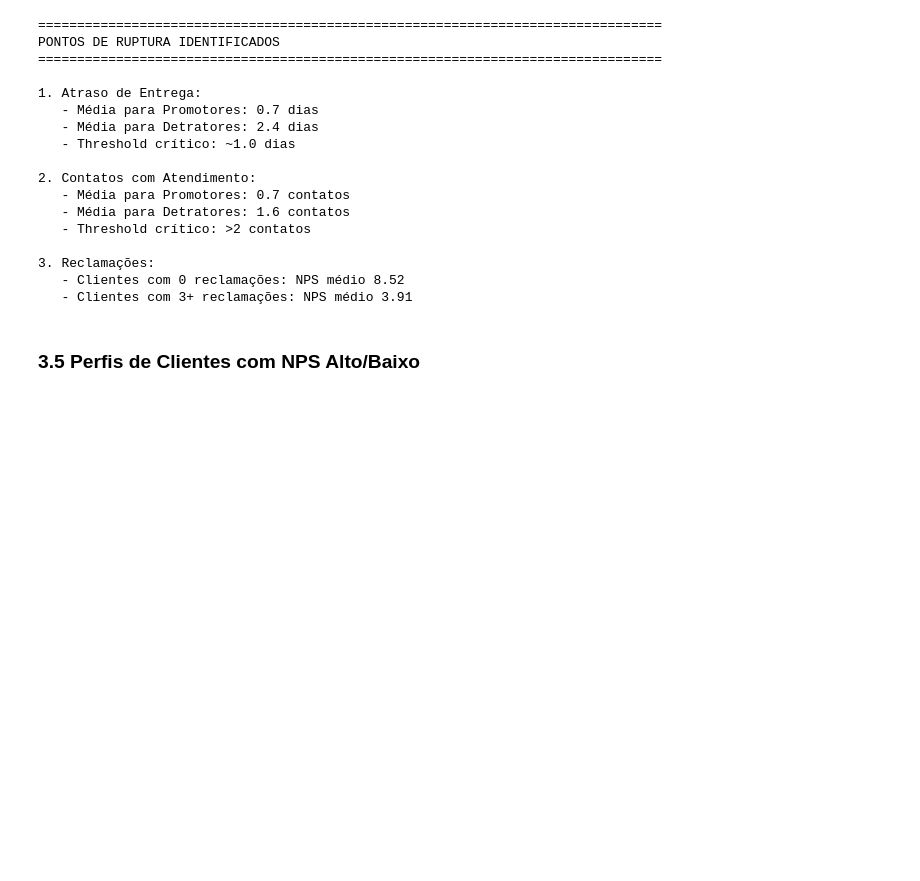
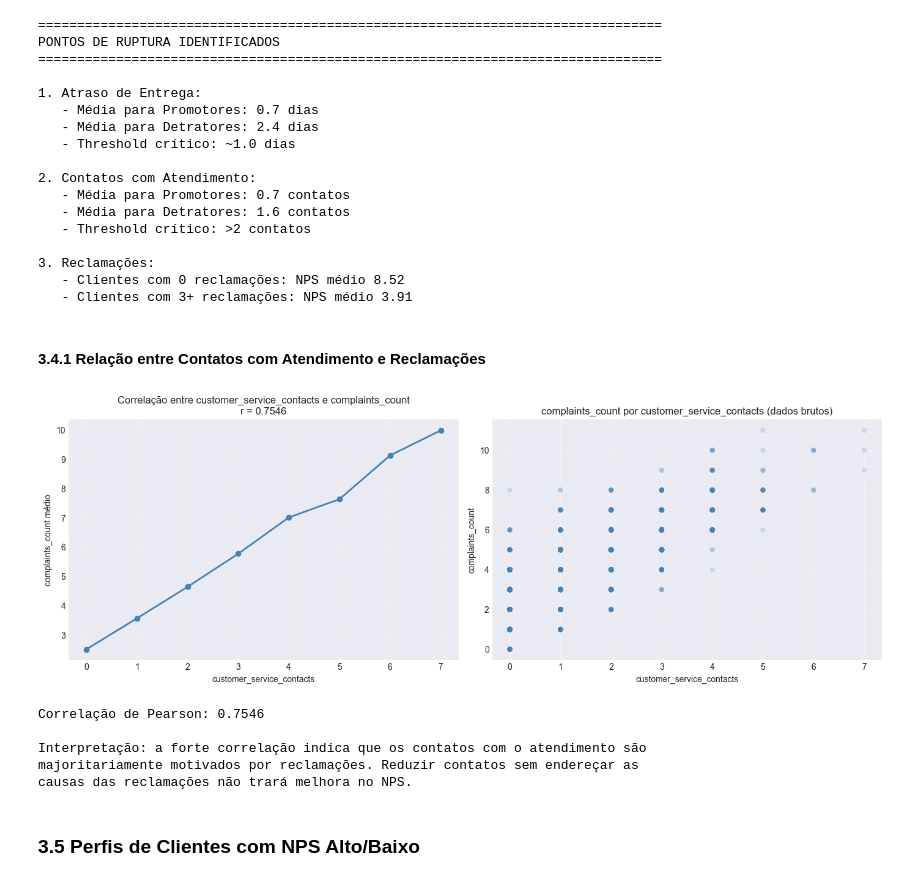
Before and after one commit to fbenin/FIAP_POSTECH_AI_SCIENTIST, a Jupyter notebook: TechChallange_Fase1/notebooks/tech_challenge_fase1_analysis.ipynb, the cells around one changed output. Saved outputs shown, nothing was run; the diff lists cells and outputs as text; code cells hidden in the pictures; blank space fills up the shorter version.

```diff
--- a/TechChallange_Fase1/notebooks/tech_challenge_fase1_analysis.ipynb
+++ b/TechChallange_Fase1/notebooks/tech_challenge_fase1_analysis.ipynb
@@ -445,6 +440,42 @@ PONTOS DE RUPTURA IDENTIFICADOS
 3. Reclamações:
    - Clientes com 0 reclamações: NPS médio 8.52
    - Clientes com 3+ reclamações: NPS médio 3.91
+# %% [markdown]
+#### 3.4.1 Relação entre Contatos com Atendimento e Reclamações
+# %%
+# Correlação entre customer_service_contacts e complaints_count
+corr_value = df['customer_service_contacts'].corr(df['complaints_count'])
+
+fig, axes = plt.subplots(1, 2, figsize=(14, 5))
+
+media_complaints = df.groupby('customer_service_contacts')['complaints_count'].mean()
+axes[0].plot(media_complaints.index, media_complaints.values, marker='o', linewidth=2, color='steelblue')
+axes[0].set_xlabel('customer_service_contacts')
+axes[0].set_ylabel('complaints_count médio')
+axes[0].set_title(f'Correlação entre customer_service_contacts e complaints_count\nr = {corr_value:.4f}')
+axes[0].grid(alpha=0.3)
+
+axes[1].scatter(df['customer_service_contacts'], df['complaints_count'],
+                alpha=0.2, edgecolors='none', color='steelblue')
+axes[1].set_xlabel('customer_service_contacts')
+axes[1].set_ylabel('complaints_count')
+axes[1].set_title('complaints_count por customer_service_contacts (dados brutos)')
+axes[1].grid(alpha=0.3)
+
+plt.tight_layout()
+plt.show()
+
+print(f'Correlação de Pearson: {corr_value:.4f}')
+print('\nInterpretação: a forte correlação indica que os contatos com o atendimento são')
+print('majoritariamente motivados por reclamações. Reduzir contatos sem endereçar as')
+print('causas das reclamações não trará melhora no NPS.')
+# %% [output]
+[figure, added]
+Correlação de Pearson: 0.7546
+
+Interpretação: a forte correlação indica que os contatos com o atendimento são
+majoritariamente motivados por reclamações. Reduzir contatos sem endereçar as
+causas das reclamações não trará melhora no NPS.
 # %% [markdown]
 ### 3.5 Perfis de Clientes com NPS Alto/Baixo
 # %%
```
Also changed, not shown: parts of 12 cells of this notebook.
